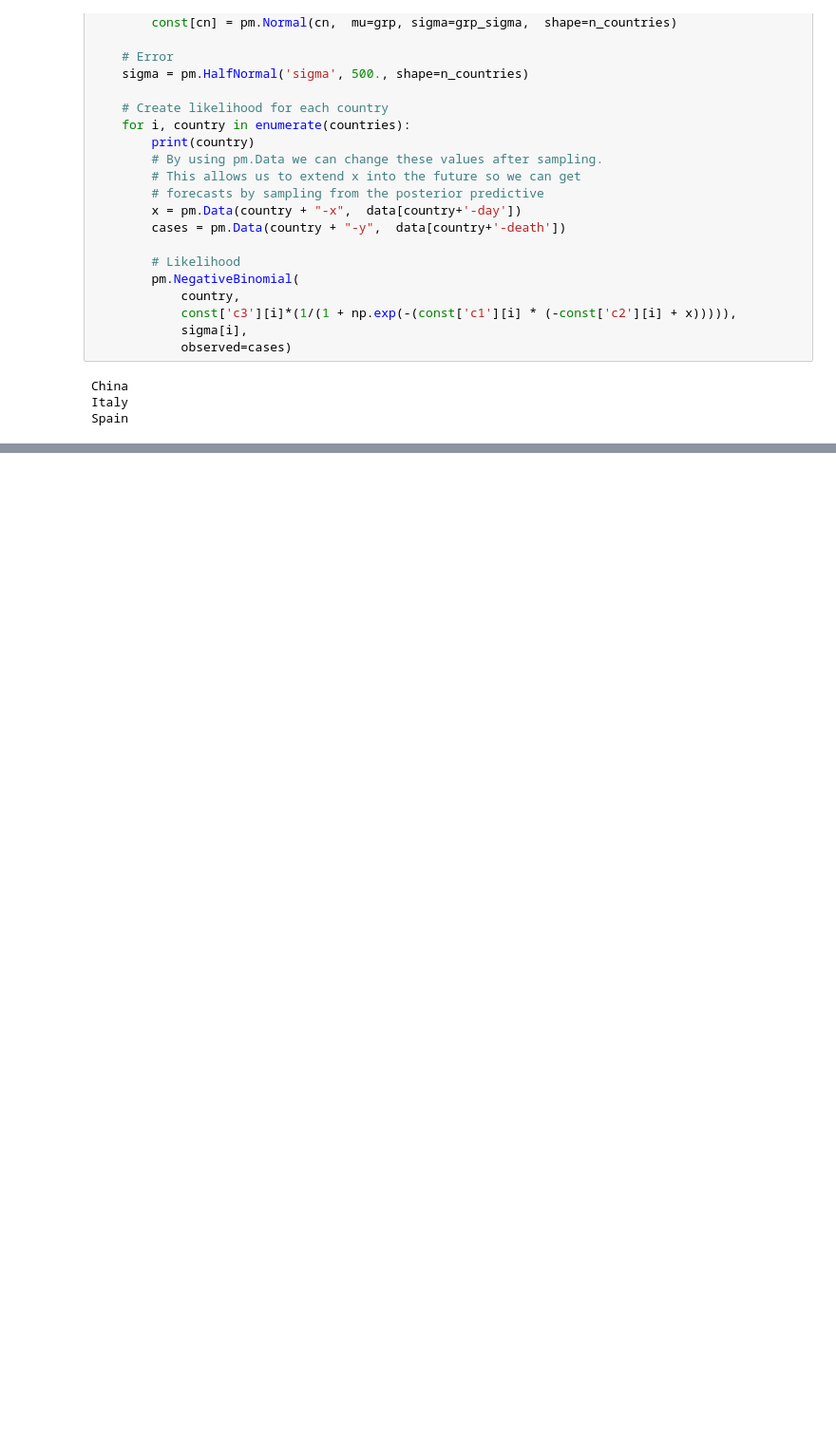
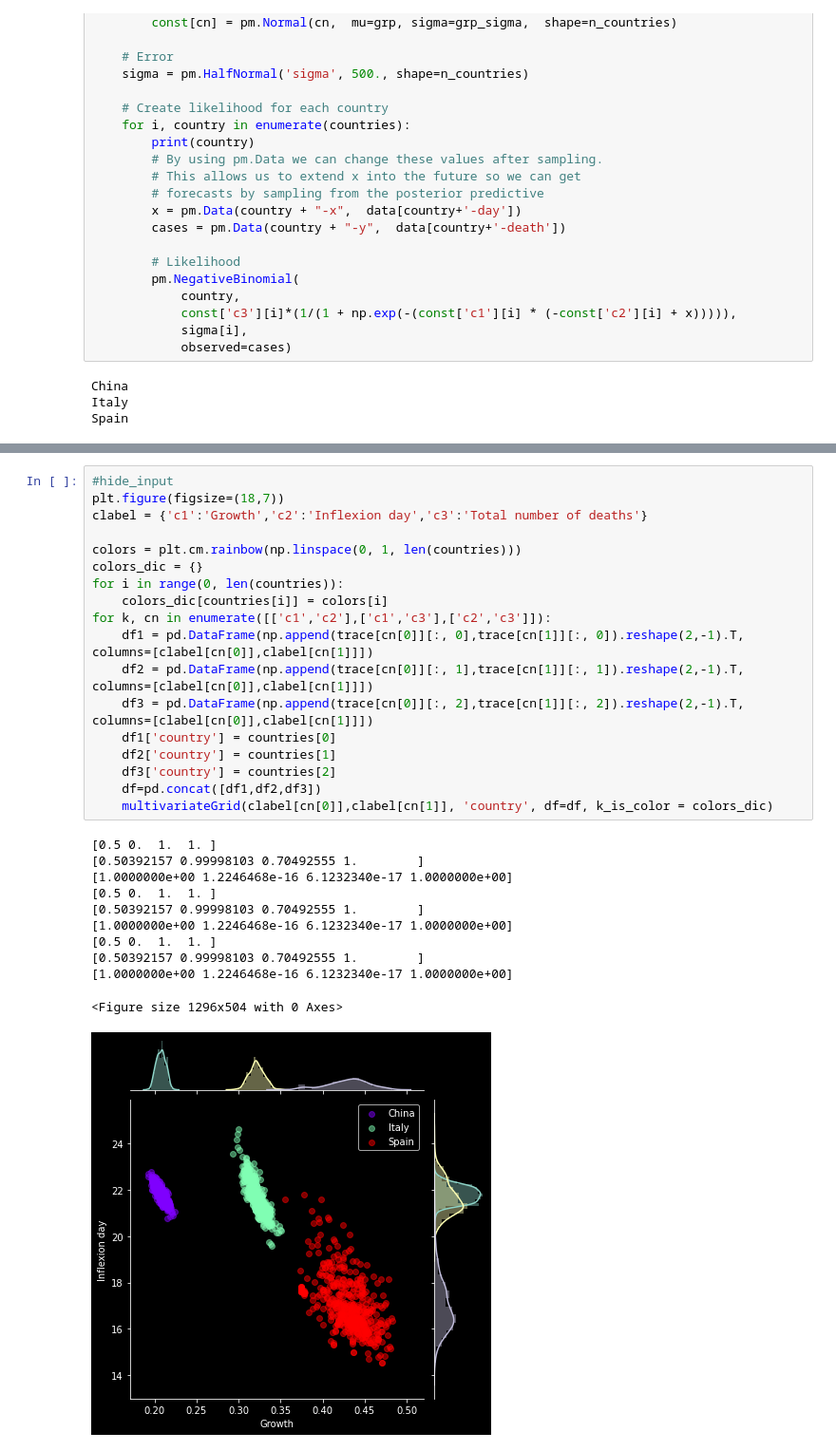
Before and after one commit to mkefly/Simulations-COVID19, a Jupyter notebook: COVID19.ipynb, the cells around one changed output, grey strips where cells are left out. Shown at 95% size. Saved outputs shown, nothing was run; the diff lists cells and outputs as text; blank space fills up the shorter version.

```diff
--- a/COVID19.ipynb
+++ b/COVID19.ipynb
@@ -197,0 +258,30 @@ plot_results(GrowthR)
+# %%
+#hide_input
+plt.figure(figsize=(18,7))
+clabel = {'c1':'Growth','c2':'Inflexion day','c3':'Total number of deaths'}
+
+colors = plt.cm.rainbow(np.linspace(0, 1, len(countries)))
+colors_dic = {}
+for i in range(0, len(countries)):
+    colors_dic[countries[i]] = colors[i]
+for k, cn in enumerate([['c1','c2'],['c1','c3'],['c2','c3']]):
+    df1 = pd.DataFrame(np.append(trace[cn[0]][:, 0],trace[cn[1]][:, 0]).reshape(2,-1).T, columns=[clabel[cn[0]],clabel[cn[1]]])
+    df2 = pd.DataFrame(np.append(trace[cn[0]][:, 1],trace[cn[1]][:, 1]).reshape(2,-1).T, columns=[clabel[cn[0]],clabel[cn[1]]])
+    df3 = pd.DataFrame(np.append(trace[cn[0]][:, 2],trace[cn[1]][:, 2]).reshape(2,-1).T, columns=[clabel[cn[0]],clabel[cn[1]]])
+    df1['country'] = countries[0]
+    df2['country'] = countries[1]
+    df3['country'] = countries[2]
+    df=pd.concat([df1,df2,df3])
+    multivariateGrid(clabel[cn[0]],clabel[cn[1]], 'country', df=df, k_is_color = colors_dic)
+# %% [output]
+[0.5 0.  1.  1. ]
+[0.50392157 0.99998103 0.70492555 1.        ]
+[1.0000000e+00 1.2246468e-16 6.1232340e-17 1.0000000e+00]
+[0.5 0.  1.  1. ]
+[0.50392157 0.99998103 0.70492555 1.        ]
+[1.0000000e+00 1.2246468e-16 6.1232340e-17 1.0000000e+00]
+[0.5 0.  1.  1. ]
+[0.50392157 0.99998103 0.70492555 1.        ]
+[1.0000000e+00 1.2246468e-16 6.1232340e-17 1.0000000e+00]
+<Figure size 1296x504 with 0 Axes>
+[figure, added]
```
Also changed, not shown: parts of 9 cells of this notebook.
